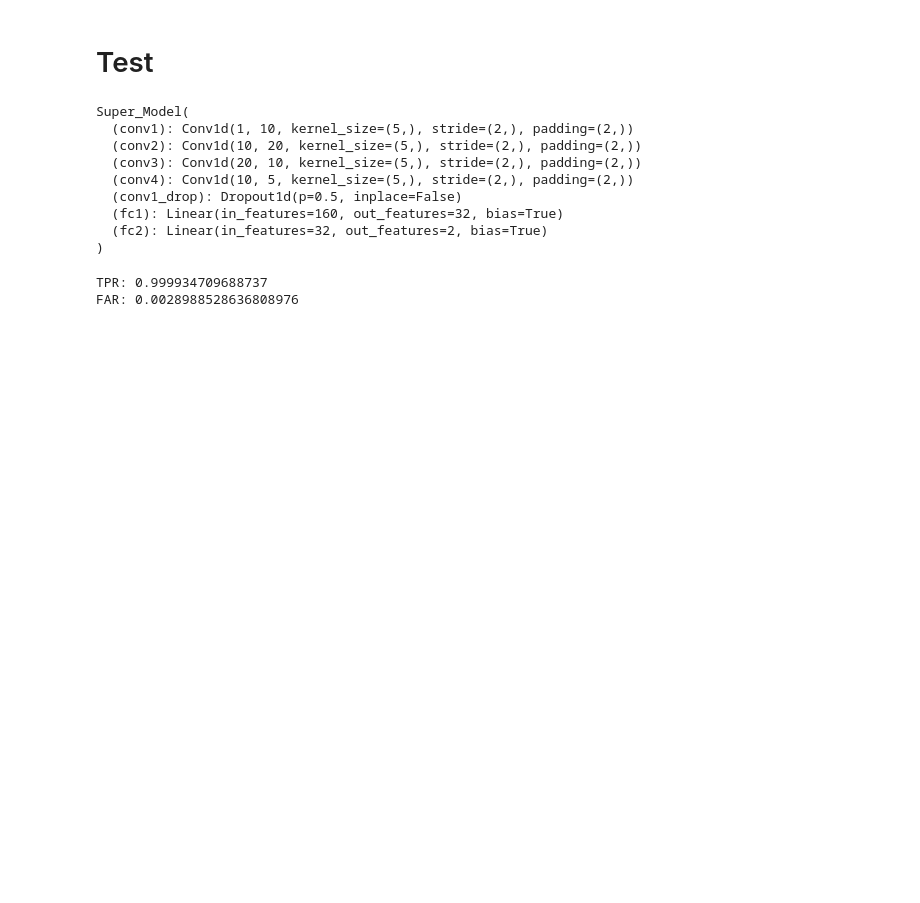
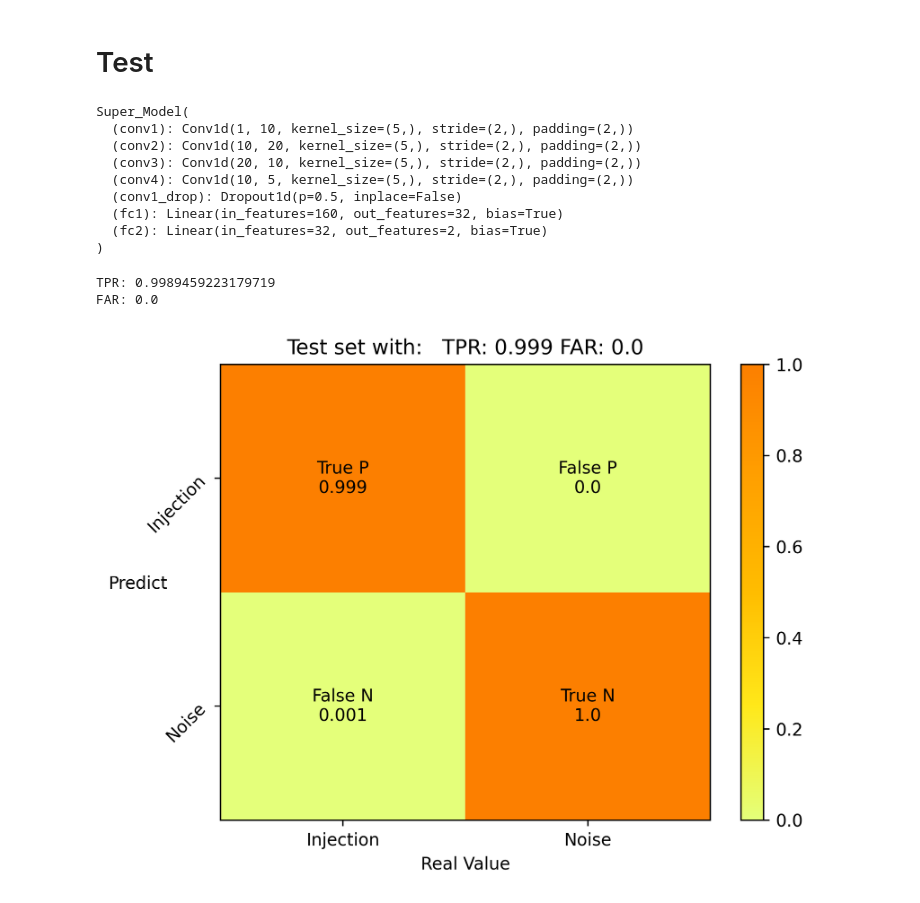
Before and after one commit to AndyC80297/Tutorials, a Jupyter notebook: pytorch_tutorial.ipynb, the cells around one changed output. Saved outputs shown, nothing was run; the diff lists cells and outputs as text; code cells hidden in the pictures; blank space fills up the shorter version.

```diff
--- a/pytorch_tutorial.ipynb
+++ b/pytorch_tutorial.ipynb
@@ -619,3 +596,10 @@ with h5py.File(TESTING_FILE, 'r') as h2:
+# %%
+dataset_t = MyDataset(strains[1], targets[1])
+test_data = DataLoader(
+    dataset_t,
+    batch_size=32,
+    shuffle=True
+)
 # %%
 t_metrix = np.zeros([2,2])
 metrix = np.zeros([2,2])
@@ -623,47 +607,56 @@ metrix = np.zeros([2,2])
 with torch.no_grad():
     for num, (x, y) in enumerate(tqdm(test_data)):
         Real_label = y.numpy()
-        Prediction = Kate_Moss(x.to(device)).cpu().detach().numpy()
+        Prediction = Kate_Moss(x.to(device)).cpu()
+        max_idx = torch.argmax(Prediction, axis=1, keepdim=True)
+        one_hot = torch.zeros(Prediction.shape)
+        one_hot.scatter_(1, max_idx, 1)
+        Prediction  = one_hot.detach().numpy()
 
         for i in range(2):
             for j in range(2):
                 if np.sum(Real_label[:,j]) != 0:
-                    metrix[i, j] =  np.dot(Real_label[:,j],
-                                           Prediction[:,i]
-                                          )/np.sum(Real_label[:,j])
+                    metrix[i, j] =  np.dot(
+                        Real_label[:,j],
+                        Prediction[:,i]
+                    )/np.sum(Real_label[:,j])
                 if np.sum(Real_label[:,j]) == 0 :
-                    metrix[i, j] =  np.dot(Real_label[:,j],
-                                           Prediction[:,i]
-                                          )/(np.sum(Real_label[:,j])+1e-20)
+                    metrix[i, j] =  np.dot(
+                        Real_label[:,j],
+                        Prediction[:,i]
+                    )/(np.sum(Real_label[:,j])+1e-20)
+
         t_metrix += metrix
     metrix = t_metrix/(num+1)
     TPR = metrix[0,0]
     FAR = metrix[0,1]/(metrix[0,0] + metrix[0,1])
 
 print(f'TPR: {TPR}')
 print(f'FAR: {FAR}')
 
 lab = np.array([['True P', 'False P'], ['False N', 'True N']])
 plt.figure()
 color = plt.pcolormesh([metrix[1], metrix[0]], cmap = 'Wistia', vmin=0, vmax=1)
 for i in range(2):
     for j in range(2):
 
         plt.text(i+.5, j+.5,
                  f'{lab[1-j,i]}\n{round(metrix[1-j,i],3)}',
                  ha = 'center',
                  va = 'center')
 
 plt.xticks([.5, 1.5], ['Injection', 'Noise'])
 plt.yticks([.5, 1.5], ['Noise', 'Injection'], rotation=45)
 plt.xlabel('Real Value')
 plt.ylabel('Predict', rotation=0)
 plt.title(
     f'Test set with:   TPR: {round(metrix[0, 0], 3)} FAR: {round(FAR, 3)}'
 )
 plt.colorbar(color)
 plt.savefig(OUT_BASE / 'Test set performance.png', bbox_inches = 'tight')
+plt.show()
 plt.close()
 # %% [output]
-TPR: 0.999934709688737
-FAR: 0.0028988528636808976
+TPR: 0.9989459223179719
+FAR: 0.0
+[figure, added]
```
Also changed, not shown: parts of 36 cells of this notebook.
